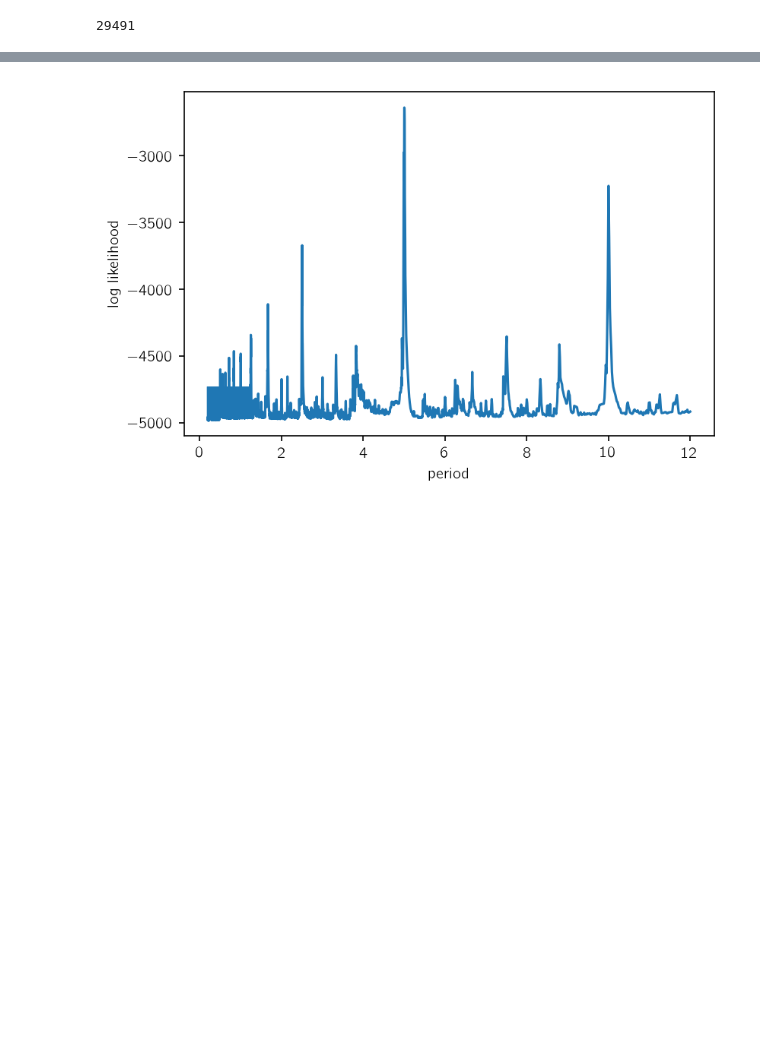
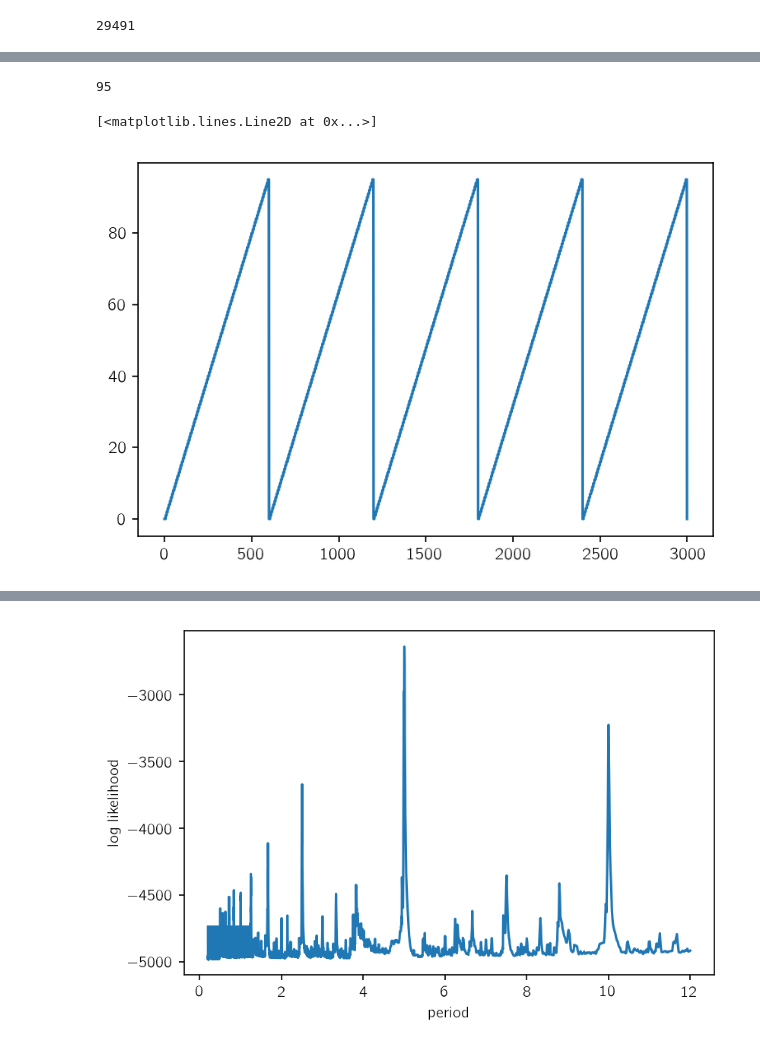
Before and after one commit to mirca/transit-periodogram, a Jupyter notebook: transit_periodogram/examples/demo.ipynb, the cells around one changed output, grey strips where cells are left out. Cells and saved outputs as stored; diff of their text form; code cells hidden in the pictures; blank space fills up the shorter version.

```diff
--- a/transit_periodogram/examples/demo.ipynb
+++ b/transit_periodogram/examples/demo.ipynb
@@ -49,0 +65,8 @@ periods[ind], phase[ind], depth[ind], best_durations[ind]
+# %%
+ind = np.asarray((time % periods[0]) / d_bin, dtype=int)
+print(max(ind))
+plt.plot(ind)
+# %% [output]
+95
+[<matplotlib.lines.Line2D at 0x...>]
+[figure, added]
```
Also changed, not shown: parts of 6 cells of this notebook, 1 other file.
